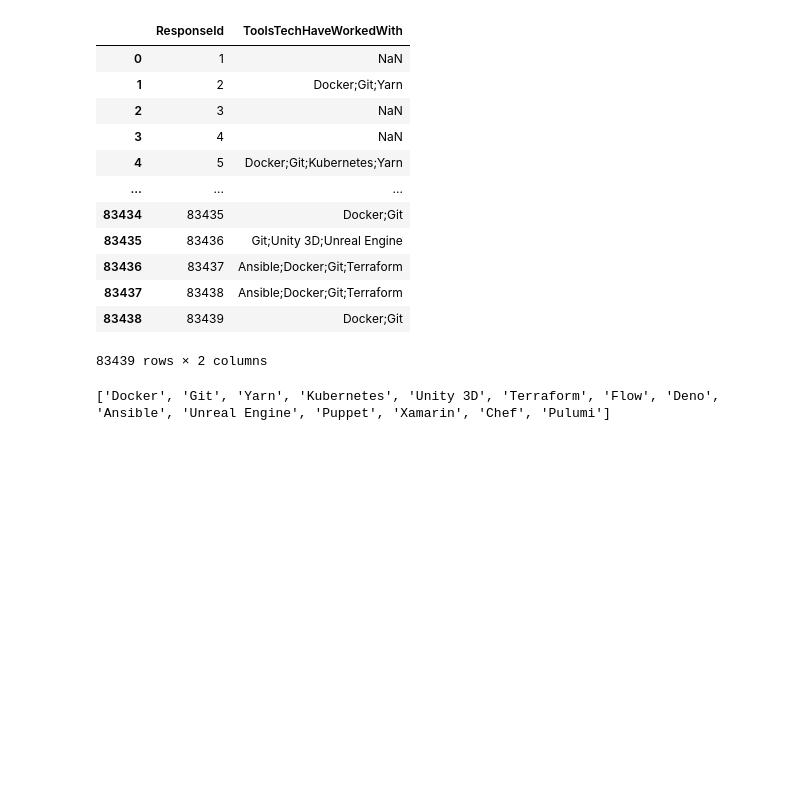
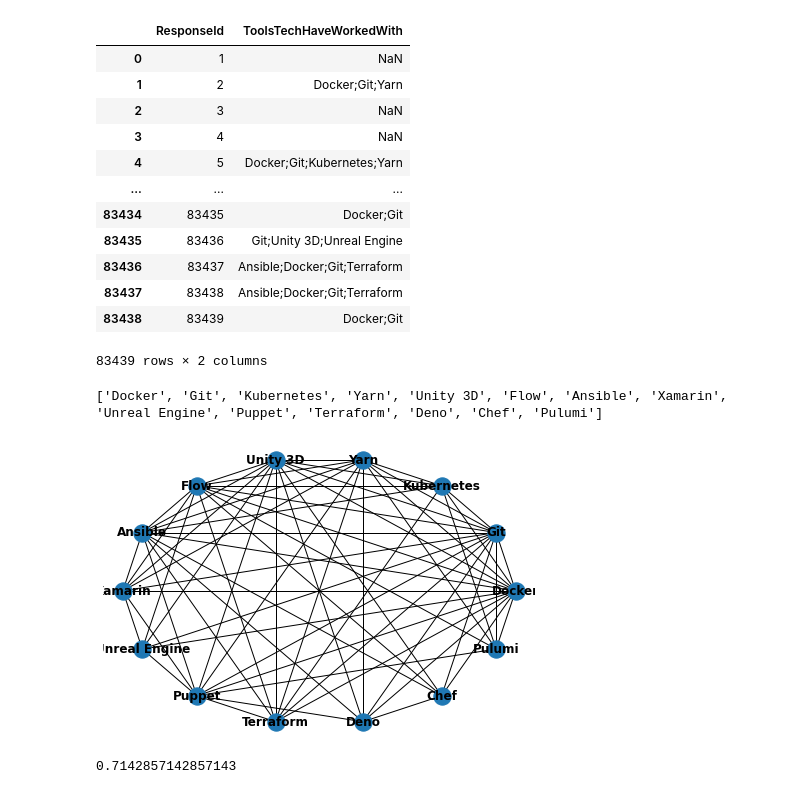
Before and after one commit to eca1001/TFG, a Jupyter notebook: code.ipynb, the cells around one changed output. Saved outputs shown, nothing was run; the diff lists cells and outputs as text; code cells hidden in the pictures; blank space fills up the shorter version.

```diff
--- a/code.ipynb
+++ b/code.ipynb
@@ -42,15 +42,14 @@ public.loc[:, ["ResponseId", "ToolsTechHaveWorkedWith"]]
 | 83438 | 83439 | Docker;Git |
 83439 rows × 2 columns
 # %%
-#"""
+"""
 G = nx.Graph()
 for a in range (len(public)):
-#for a in range (1000):
     nodoLenguaje = public.to_numpy()[a][26]
 
     if str(nodoLenguaje) != "nan":
         listaLenguajes = nodoLenguaje.split(';')
-        if len(listaLenguajes) < 4:
+        if len(listaLenguajes) == 2: #umbral de poda: personas que trabajan con 2 lenguajes
             for i in range(len(listaLenguajes)):
                 j=i+1
                 G.add_node(listaLenguajes[i])
@@ -66,11 +65,28 @@ for a in range (len(public)):
                     j+=1
 
 #Guardar grafo
-nx.write_graphml(G, "lenguajesPersonasTrabajanMenos4lenguajes.graphml")
-#"""
+nx.write_graphml(G, "lenguajesPersonasTrabajan2lenguajes.graphml")
+"""
 
 #Cargar grafo
-G = nx.read_graphml("lenguajesPersonasTrabajanMenos4lenguajes.graphml")
+G = nx.read_graphml("lenguajesPersonasTrabajan2lenguajes.graphml")
 print(G.nodes)
 # %% [output]
-['Docker', 'Git', 'Yarn', 'Kubernetes', 'Unity 3D', 'Terraform', 'Flow', 'Deno', 'Ansible', 'Unreal Engine', 'Puppet', 'Xamarin', 'Chef', 'Pulumi']
+['Docker', 'Git', 'Kubernetes', 'Yarn', 'Unity 3D', 'Flow', 'Ansible', 'Xamarin', 'Unreal Engine', 'Puppet', 'Terraform', 'Deno', 'Chef', 'Pulumi']
+# %%
+pos = nx.circular_layout(G)
+nx.draw(G, pos, with_labels=True, font_weight='bold')
+#labels = nx.get_edge_attributes(G, 'weight')
+#nx.draw_networkx_edge_labels(G, pos, edge_labels=labels)
+# %% [output]
+[figure, added]
+# %%
+"""
+La densidad de un grafo es una propiedad que determina la proporción de aristas que posee.
+Un grafo denso es un grafo en el que el número de aristas es cercano al número máximo de aristas posibles, es decir,
+a las que tendría si el grafo fuera completo.
+#https://es.wikipedia.org/wiki/Densidad_(teor%C3%ADa_de_grafos)
+"""
+nx.density(G)
+# %% [output]
+0.7142857142857143
```
Also changed, not shown: parts of 19 cells of this notebook, 3 other files.
